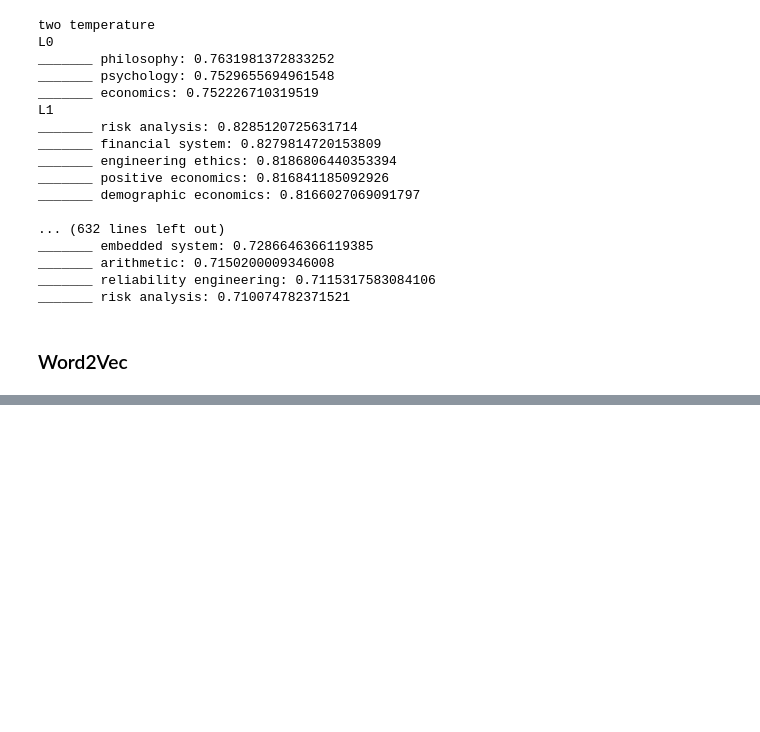
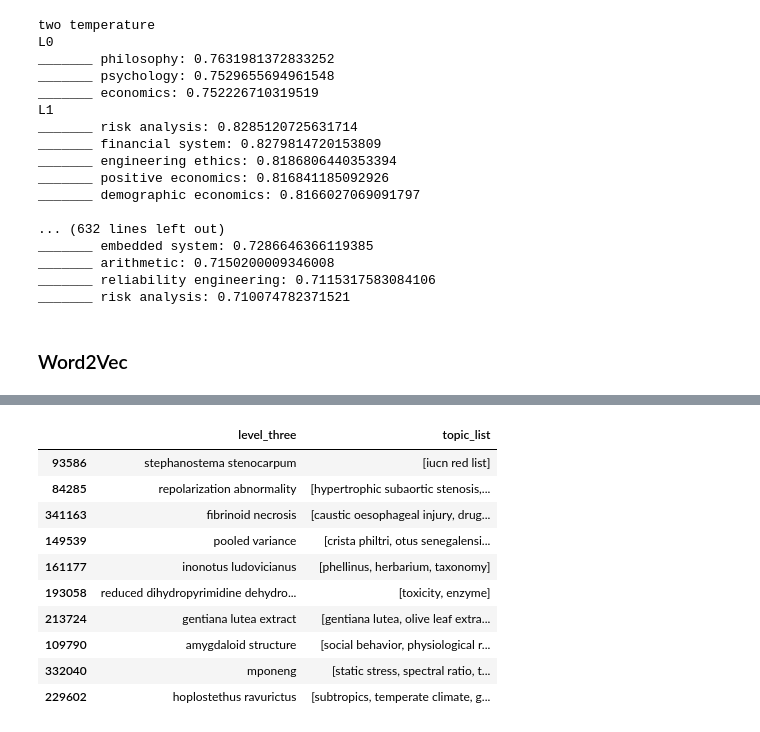
Before and after one commit to jpbarret13/MAG-model-code, a Jupyter notebook: ORPHANS/looking_into_orphans.ipynb, the cells around one changed output, grey strips where cells are left out. Cells and saved outputs as stored; diff of their text form; code cells hidden in the pictures; blank space fills up the shorter version.

```diff
--- a/ORPHANS/looking_into_orphans.ipynb
+++ b/ORPHANS/looking_into_orphans.ipynb
@@ -285,0 +305,14 @@ model.save("word2vec.model")
+# %%
+level_three_parents.sample(10)
+# %% [output]
+|  | level_three | topic_list |
+| 93586 | stephanostema stenocarpum | [iucn red list] |
+| 84285 | repolarization abnormality | [hypertrophic subaortic stenosis,... |
+| 341163 | fibrinoid necrosis | [caustic oesophageal injury, drug... |
+| 149539 | pooled variance | [crista philtri, otus senegalensi... |
+| 161177 | inonotus ludovicianus | [phellinus, herbarium, taxonomy] |
+| 193058 | reduced dihydropyrimidine dehydro... | [toxicity, enzyme] |
+| 213724 | gentiana lutea extract | [gentiana lutea, olive leaf extra... |
+| 109790 | amygdaloid structure | [social behavior, physiological r... |
+| 332040 | mponeng | [static stress, spectral ratio, t... |
+| 229602 | hoplostethus ravurictus | [subtropics, temperate climate, g... |
```
Also changed, not shown: parts of 3 cells of this notebook, 1 other file.
